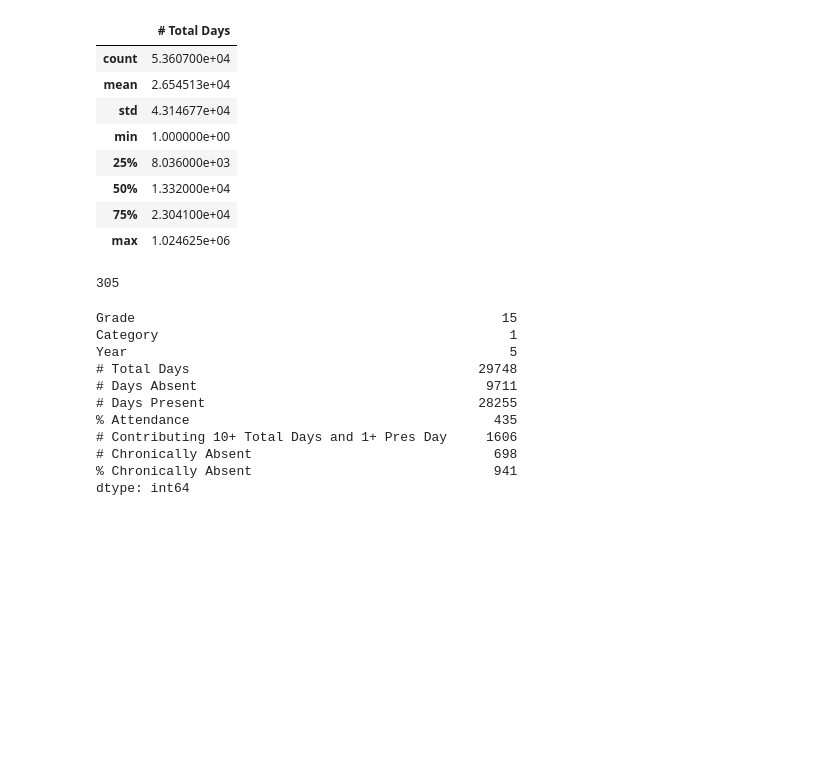
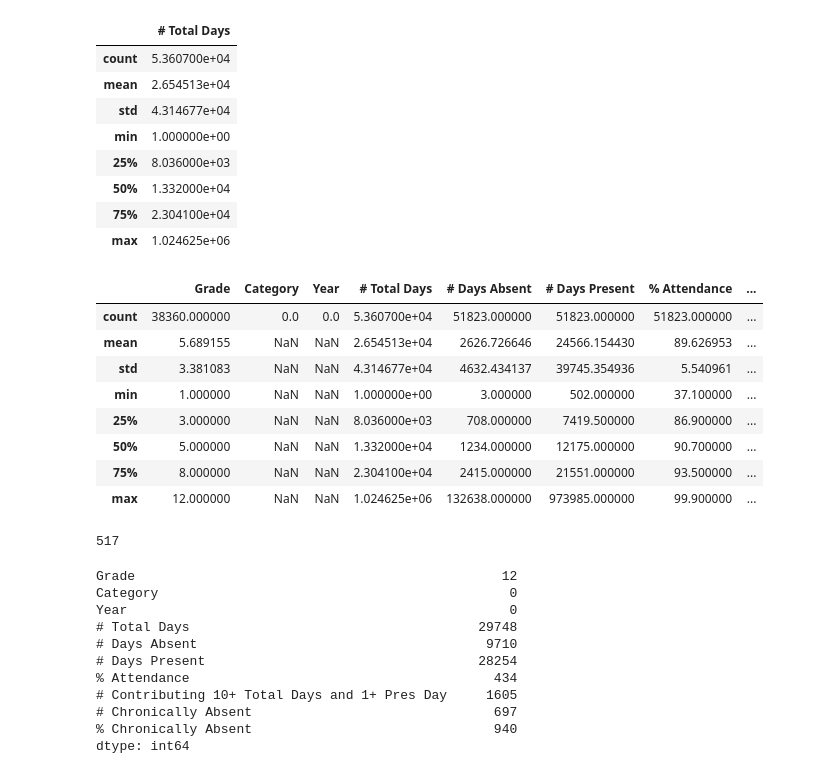
Before and after one commit to Mrfunderburker/Education-Capstone, a Jupyter notebook: code/jacquelene_eda.ipynb, the cells around one changed output. Cells and saved outputs as stored; diff of their text form; code cells hidden in the pictures; blank space fills up the shorter version.

```diff
--- a/code/jacquelene_eda.ipynb
+++ b/code/jacquelene_eda.ipynb
@@ -132,20 +179,32 @@ df.describe()
+# %%
+absent_df.describe()
+# %% [output]
+|  | Grade | Category | Year | # Total Days | # Days Absent | # Days Present | % Attendance | ... |
+| count | 38360.000000 | 0.0 | 0.0 | 5.360700e+04 | 51823.000000 | 51823.000000 | 51823.000000 | ... |
+| mean | 5.689155 | NaN | NaN | 2.654513e+04 | 2626.726646 | 24566.154430 | 89.626953 | ... |
+| std | 3.381083 | NaN | NaN | 4.314677e+04 | 4632.434137 | 39745.354936 | 5.540961 | ... |
+| min | 1.000000 | NaN | NaN | 1.000000e+00 | 3.000000 | 502.000000 | 37.100000 | ... |
+| 25% | 3.000000 | NaN | NaN | 8.036000e+03 | 708.000000 | 7419.500000 | 86.900000 | ... |
+| 50% | 5.000000 | NaN | NaN | 1.332000e+04 | 1234.000000 | 12175.000000 | 90.700000 | ... |
+| 75% | 8.000000 | NaN | NaN | 2.304100e+04 | 2415.000000 | 21551.000000 | 93.500000 | ... |
+| max | 12.000000 | NaN | NaN | 1.024625e+06 | 132638.000000 | 973985.000000 | 99.900000 | ... |
 # %%
 # check for duplicates
-df.duplicated().sum()
+absent_df.duplicated().sum()
 # %% [output]
-305
+517
 # %%
 # check for unique values in each column
-df.nunique()
+absent_df.nunique()
 # %% [output]
-Grade                                               15
-Category                                             1
-Year                                                 5
+Grade                                               12
+Category                                             0
+Year                                                 0
 # Total Days                                     29748
-# Days Absent                                     9711
-# Days Present                                   28255
-% Attendance                                       435
-# Contributing 10+ Total Days and 1+ Pres Day     1606
-# Chronically Absent                               698
-% Chronically Absent                               941
+# Days Absent                                     9710
+# Days Present                                   28254
+% Attendance                                       434
+# Contributing 10+ Total Days and 1+ Pres Day     1605
+# Chronically Absent                               697
+% Chronically Absent                               940
 dtype: int64
```
Also changed, not shown: parts of 25 cells of this notebook.
